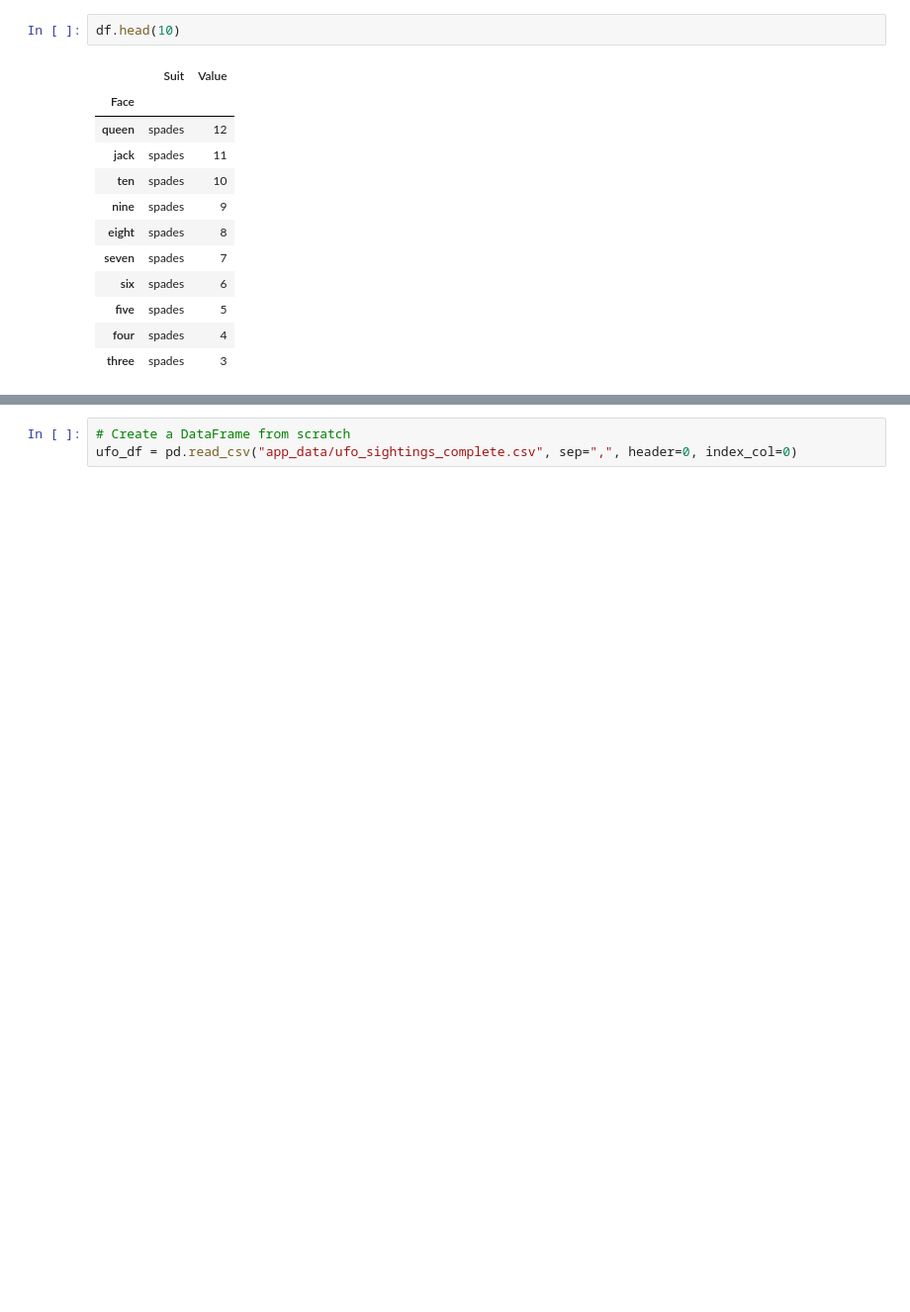
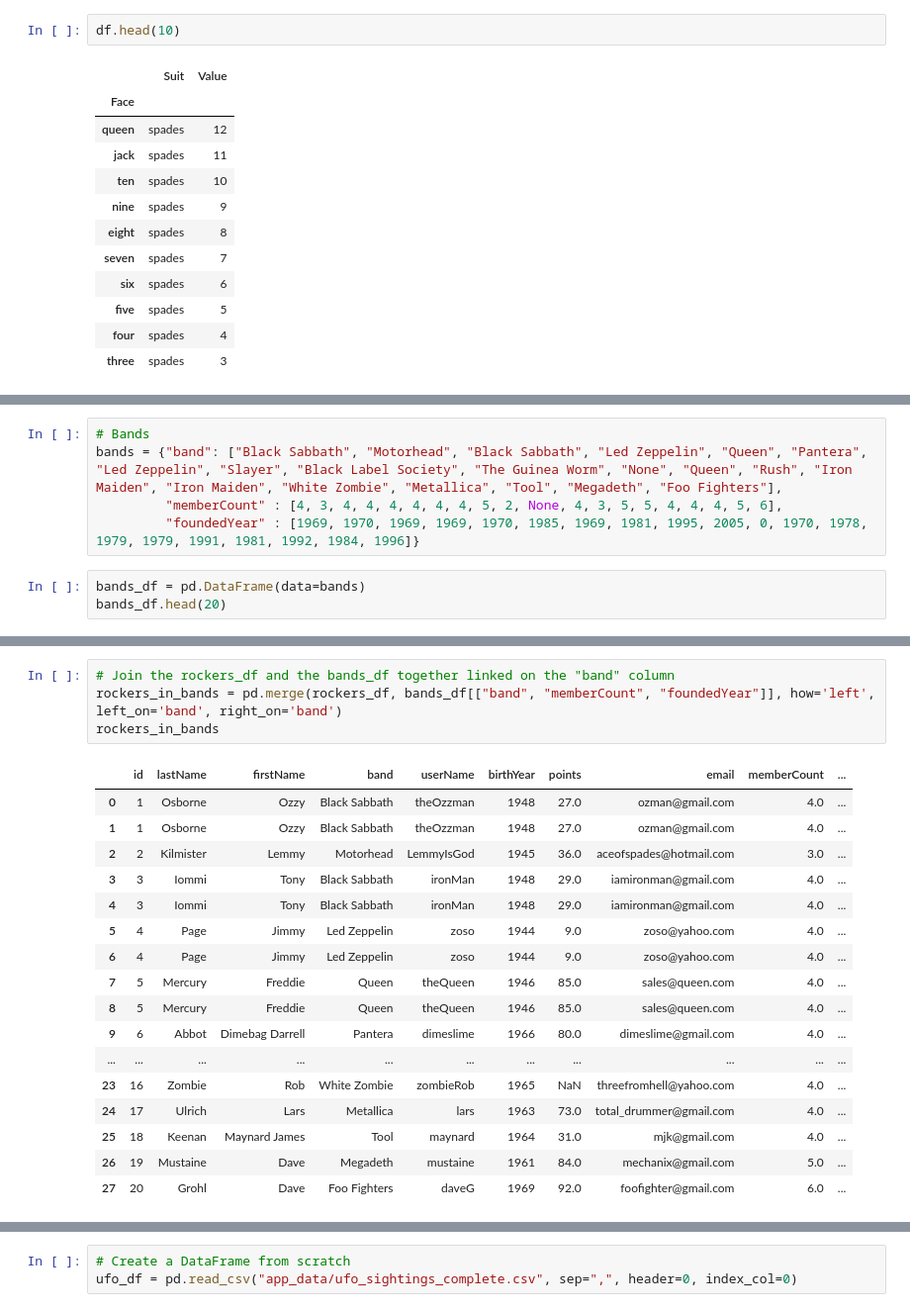
Before and after one commit to gorbulus/DS_Playbook, a Jupyter notebook: ds_playbook.ipynb, the cells around one changed output, grey strips where cells are left out. Shown: that part at 99% size. Saved outputs shown, nothing was run; the diff lists cells and outputs as text; blank space fills up the shorter version.

```diff
--- a/ds_playbook.ipynb
+++ b/ds_playbook.ipynb
@@ -79,0 +82,8 @@ users = {"id":[1, 2, 3, 4, 5, 6, 7, 8, 9, 10, 11, 12, 13, 14, 15, 16, 17, 18, 19
+# %%
+# Bands
+bands = {"band": ["Black Sabbath", "Motorhead", "Black Sabbath", "Led Zeppelin", "Queen", "Pantera", "Led Zeppelin", "Slayer", "Black Label Society", "The Guinea Worm", "None", "Queen", "Rush", "Iron Maiden", "Iron Maiden", "White Zombie", "Metallica", "Tool", "Megadeth", "Foo Fighters"],
+         "memberCount" : [4, 3, 4, 4, 4, 4, 4, 4, 5, 2, None, 4, 3, 5, 5, 4, 4, 4, 5, 6],
+         "foundedYear" : [1969, 1970, 1969, 1969, 1970, 1985, 1969, 1981, 1995, 2005, 0, 1970, 1978, 1979, 1979, 1991, 1981, 1992, 1984, 1996]}
+# %%
+bands_df = pd.DataFrame(data=bands)
+bands_df.head(20)
@@ -79,0 +108,22 @@ users = {"id":[1, 2, 3, 4, 5, 6, 7, 8, 9, 10, 11, 12, 13, 14, 15, 16, 17, 18, 19
+# %%
+# Join the rockers_df and the bands_df together linked on the "band" column
+rockers_in_bands = pd.merge(rockers_df, bands_df[["band", "memberCount", "foundedYear"]], how='left', left_on='band', right_on='band')
+rockers_in_bands
+# %% [output]
+|  | id | lastName | firstName | band | userName | birthYear | points | email | memberCount | ... |
+| 0 | 1 | Osborne | Ozzy | Black Sabbath | theOzzman | 1948 | 27.0 | ozman@gmail.com | 4.0 | ... |
+| 1 | 1 | Osborne | Ozzy | Black Sabbath | theOzzman | 1948 | 27.0 | ozman@gmail.com | 4.0 | ... |
+| 2 | 2 | Kilmister | Lemmy | Motorhead | LemmyIsGod | 1945 | 36.0 | aceofspades@hotmail.com | 3.0 | ... |
+| 3 | 3 | Iommi | Tony | Black Sabbath | ironMan | 1948 | 29.0 | iamironman@gmail.com | 4.0 | ... |
+| 4 | 3 | Iommi | Tony | Black Sabbath | ironMan | 1948 | 29.0 | iamironman@gmail.com | 4.0 | ... |
+| 5 | 4 | Page | Jimmy | Led Zeppelin | zoso | 1944 | 9.0 | zoso@yahoo.com | 4.0 | ... |
+| 6 | 4 | Page | Jimmy | Led Zeppelin | zoso | 1944 | 9.0 | zoso@yahoo.com | 4.0 | ... |
+| 7 | 5 | Mercury | Freddie | Queen | theQueen | 1946 | 85.0 | sales@queen.com | 4.0 | ... |
+| 8 | 5 | Mercury | Freddie | Queen | theQueen | 1946 | 85.0 | sales@queen.com | 4.0 | ... |
+| 9 | 6 | Abbot | Dimebag Darrell | Pantera | dimeslime | 1966 | 80.0 | dimeslime@gmail.com | 4.0 | ... |
+| ... | ... | ... | ... | ... | ... | ... | ... | ... | ... | ... |
+| 23 | 16 | Zombie | Rob | White Zombie | zombieRob | 1965 | NaN | threefromhell@yahoo.com | 4.0 | ... |
+| 24 | 17 | Ulrich | Lars | Metallica | lars | 1963 | 73.0 | total_drummer@gmail.com | 4.0 | ... |
+| 25 | 18 | Keenan | Maynard James | Tool | maynard | 1964 | 31.0 | mjk@gmail.com | 4.0 | ... |
+| 26 | 19 | Mustaine | Dave | Megadeth | mustaine | 1961 | 84.0 | mechanix@gmail.com | 5.0 | ... |
+| 27 | 20 | Grohl | Dave | Foo Fighters | daveG | 1969 | 92.0 | foofighter@gmail.com | 6.0 | ... |
```
Also changed, not shown: parts of 26 cells of this notebook.
